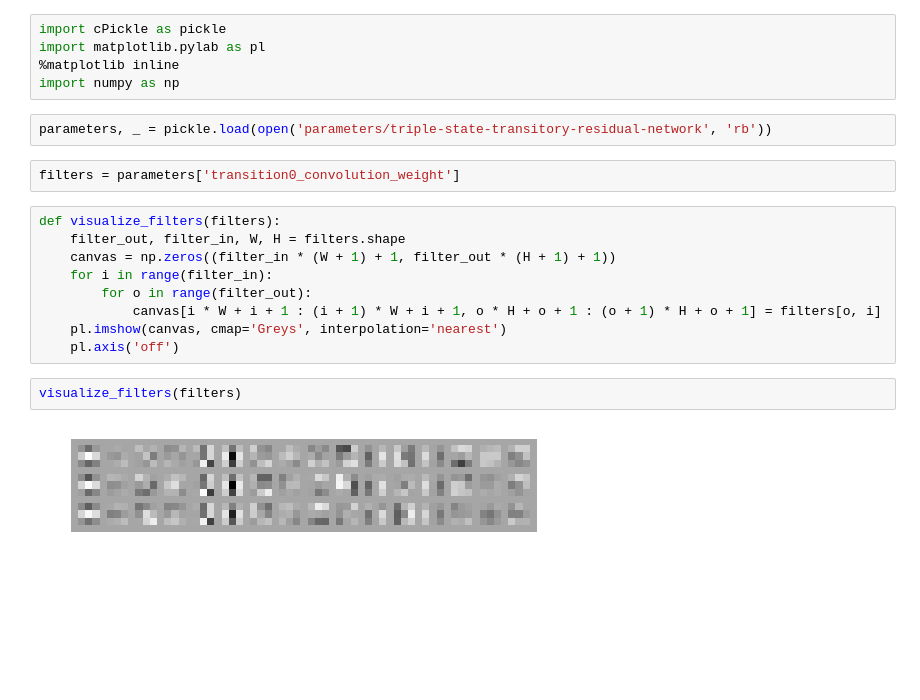
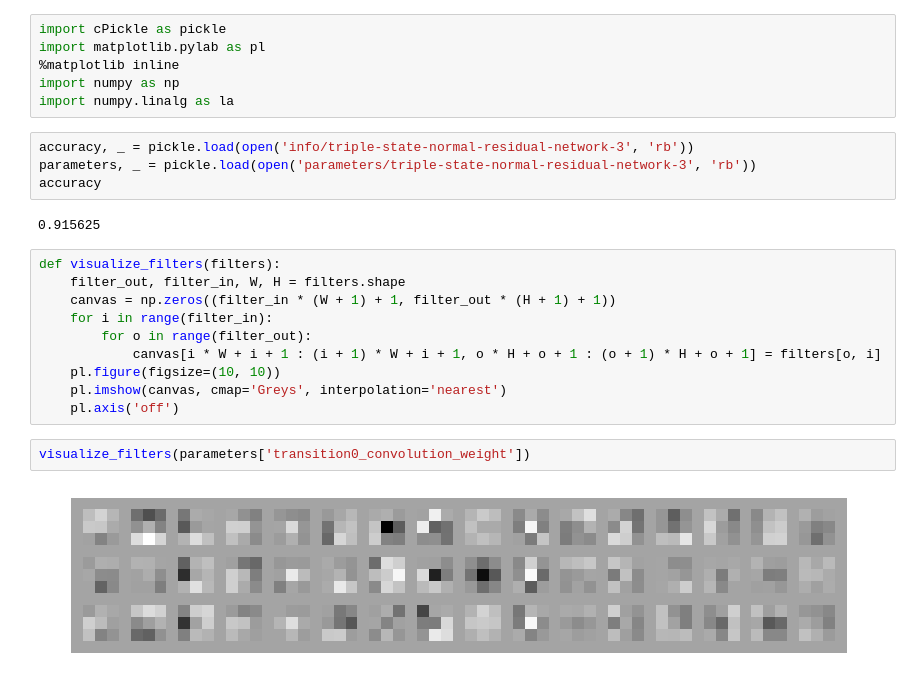
Before and after one commit to HQ01/fast-weight, a Jupyter notebook: cv/hyper-network/visualize-filter.ipynb, the cells around one changed output. Saved outputs shown, nothing was run; the diff lists cells and outputs as text; blank space fills up the shorter version.

```diff
--- a/cv/hyper-network/visualize-filter.ipynb
+++ b/cv/hyper-network/visualize-filter.ipynb
@@ -3,20 +3,24 @@ import cPickle as pickle
 import matplotlib.pylab as pl
 %matplotlib inline
 import numpy as np
+import numpy.linalg as la
 # %%
-parameters, _ = pickle.load(open('parameters/triple-state-transitory-residual-network', 'rb'))
+accuracy, _ = pickle.load(open('info/triple-state-normal-residual-network-3', 'rb'))
+parameters, _ = pickle.load(open('parameters/triple-state-normal-residual-network-3', 'rb'))
+accuracy
+# %% [output]
+0.915625
+# %%
+def visualize_filters(filters):
+    filter_out, filter_in, W, H = filters.shape
+    canvas = np.zeros((filter_in * (W + 1) + 1, filter_out * (H + 1) + 1))
+    for i in range(filter_in):
+        for o in range(filter_out):
+            canvas[i * W + i + 1 : (i + 1) * W + i + 1, o * H + o + 1 : (o + 1) * H + o + 1] = filters[o, i]
+    pl.figure(figsize=(10, 10))
+    pl.imshow(canvas, cmap='Greys', interpolation='nearest')
+    pl.axis('off')
 # %%
-filters = parameters['transition0_convolution_weight']
+visualize_filters(parameters['transition0_convolution_weight'])
+# %% [output]
+[figure, added]
-# %%
-def visualize_filters(filters):
-    filter_out, filter_in, W, H = filters.shape
-    canvas = np.zeros((filter_in * (W + 1) + 1, filter_out * (H + 1) + 1))
-    for i in range(filter_in):
-        for o in range(filter_out):
-            canvas[i * W + i + 1 : (i + 1) * W + i + 1, o * H + o + 1 : (o + 1) * H + o + 1] = filters[o, i]
-    pl.imshow(canvas, cmap='Greys', interpolation='nearest')
-    pl.axis('off')
-# %%
-visualize_filters(filters)
-# %% [output]
-[figure, removed]
```
Also changed, not shown: parts of 3 cells of this notebook, 12 other files.
